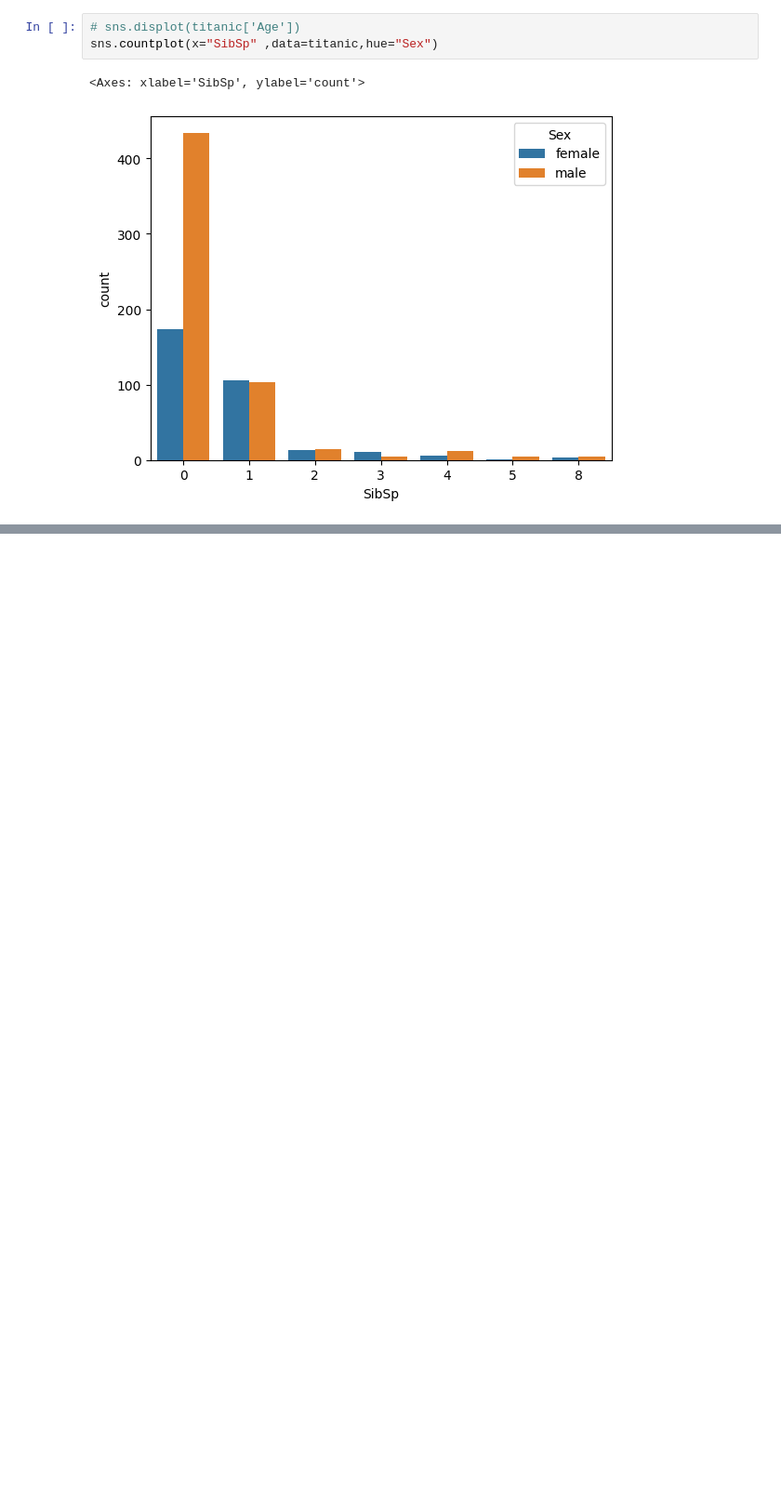
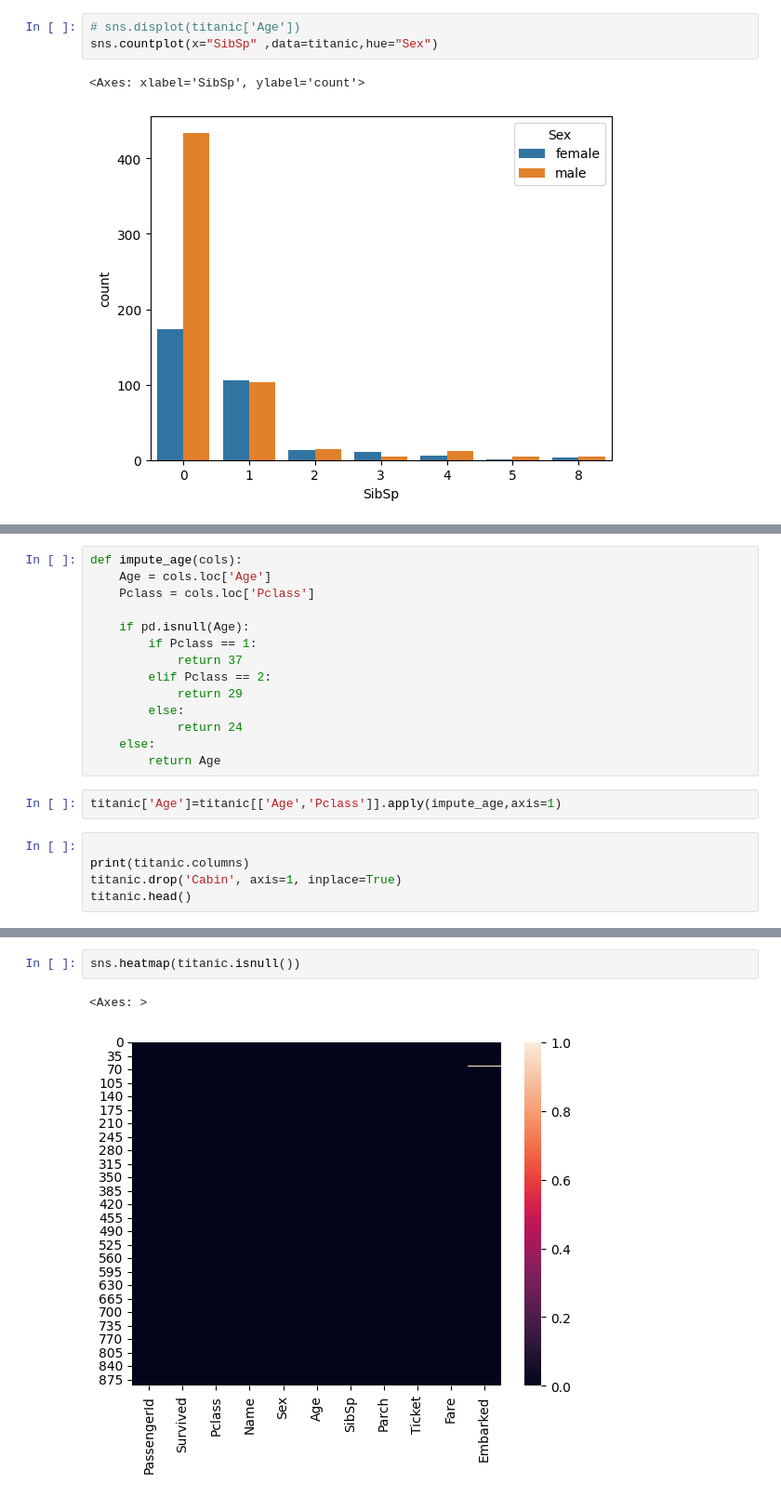
Before and after one commit to Rojina0803/Data-Science-and-Machine-Learning-Workshop, a Jupyter notebook: ML_logistic_reg.ipynb, the cells around one changed output, grey strips where cells are left out. Shown: that part at 93% size. Drawn from its saved outputs; the diff is of its cells as text; blank space fills up the shorter version.

```diff
--- a/ML_logistic_reg.ipynb
+++ b/ML_logistic_reg.ipynb
@@ -74,0 +57,21 @@ memory usage: 83.7+ KB
+# %%
+def impute_age(cols):
+    Age = cols.loc['Age']
+    Pclass = cols.loc['Pclass']
+
+    if pd.isnull(Age):
+        if Pclass == 1:
+            return 37
+        elif Pclass == 2:
+            return 29
+        else:
+            return 24
+    else:
+        return Age
+# %%
+titanic['Age']=titanic[['Age','Pclass']].apply(impute_age,axis=1)
+# %%
+
+print(titanic.columns)
+titanic.drop('Cabin', axis=1, inplace=True)
+titanic.head()
@@ -74,0 +88,5 @@ memory usage: 83.7+ KB
+# %%
+sns.heatmap(titanic.isnull())
+# %% [output]
+<Axes: >
+[figure, added]
```
Also changed, not shown: parts of 19 cells of this notebook, 19 other files.
